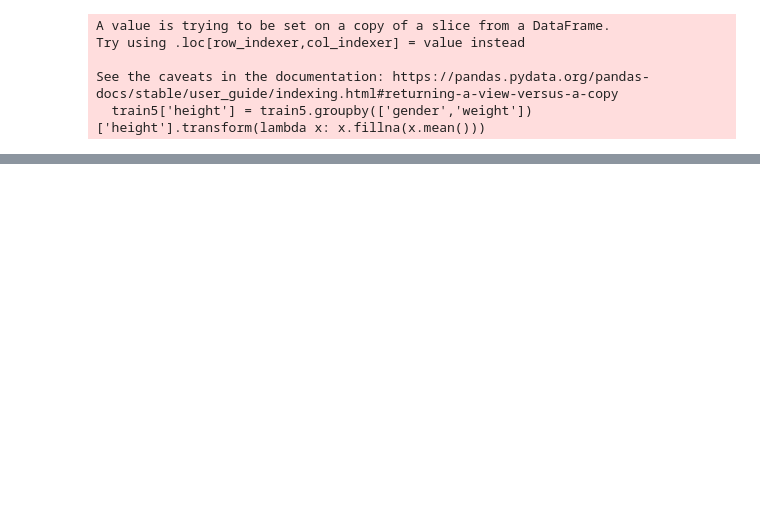
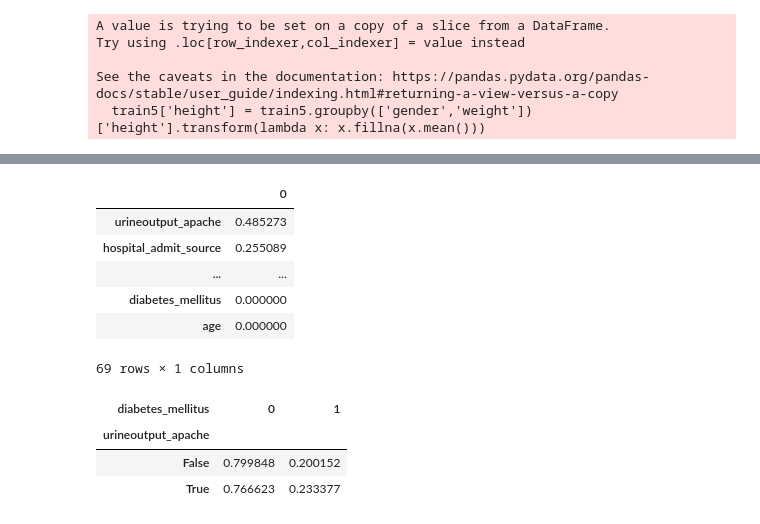
Before and after one commit to rcpiv/WiDS2021, a Jupyter notebook: WiDS 2021.ipynb, the cells around one changed output, grey strips where cells are left out. Saved outputs shown, nothing was run; the diff lists cells and outputs as text; code cells hidden in the pictures; blank space fills up the shorter version.

```diff
--- a/WiDS 2021.ipynb
+++ b/WiDS 2021.ipynb
@@ -284,0 +182,4 @@ variables with large % of missing values
+# %%
+train7 = train
+bmi = train7.weight / (train7.height/100)**2
+train7.bmi = train7.bmi.fillna(bmi)
@@ -284,0 +197,10 @@ variables with large % of missing values
+# %%
+pd.DataFrame(train.isna().mean().sort_values(ascending=False))
+# %% [output]
+|  | 0 |
+| urineoutput_apache | 0.485273 |
+| hospital_admit_source | 0.255089 |
+| ... | ... |
+| diabetes_mellitus | 0.000000 |
+| age | 0.000000 |
+69 rows × 1 columns
@@ -284,0 +212,7 @@ variables with large % of missing values
+# %%
+pd.crosstab(train.urineoutput_apache.isna(), train.diabetes_mellitus).apply(lambda r: r/r.sum(), axis=1)
+# %% [output]
+| diabetes_mellitus | 0 | 1 |
+| urineoutput_apache |  |  |
+| False | 0.799848 | 0.200152 |
+| True | 0.766623 | 0.233377 |
```
Also changed, not shown: parts of 21 cells of this notebook.
